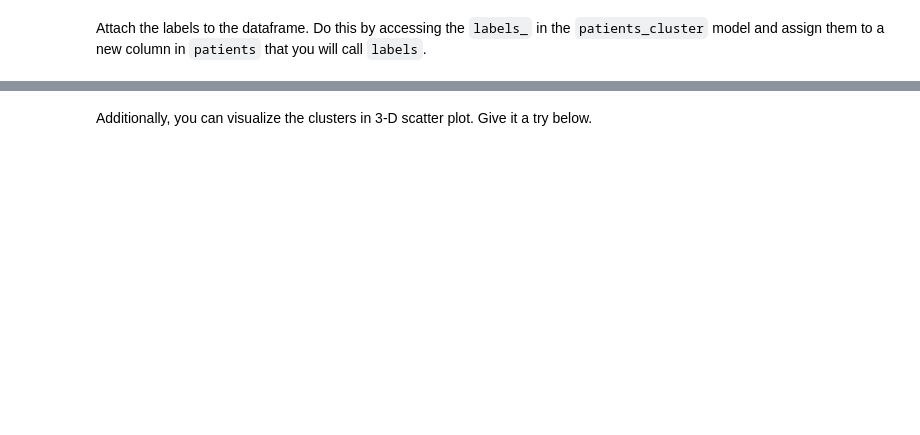
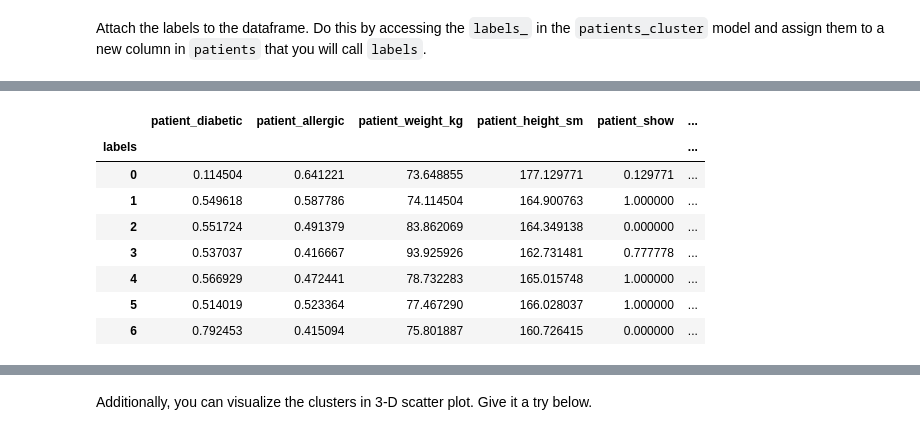
Before and after one commit to ta-data-lis/lab-unsupervised-learning-and-sklearn, a Jupyter notebook: your-code/[lab-unsupervised-learning-and-sklearn] Evelien Donkers.ipynb, the cells around one changed output, grey strips where cells are left out. Saved outputs shown, nothing was run; the diff lists cells and outputs as text; code cells hidden in the pictures; blank space fills up the shorter version.

```diff
--- a/your-code/[lab-unsupervised-learning-and-sklearn] Evelien Donkers.ipynb
+++ b/your-code/[lab-unsupervised-learning-and-sklearn] Evelien Donkers.ipynb
@@ -419,0 +433,12 @@ Additionally, add a comment to describe which columns have the largest differenc
+# %%
+patients.groupby('labels').mean()
+# %% [output]
+|  | patient_diabetic | patient_allergic | patient_weight_kg | patient_height_sm | patient_show | ... |
+| labels |  |  |  |  |  | ... |
+| 0 | 0.114504 | 0.641221 | 73.648855 | 177.129771 | 0.129771 | ... |
+| 1 | 0.549618 | 0.587786 | 74.114504 | 164.900763 | 1.000000 | ... |
+| 2 | 0.551724 | 0.491379 | 83.862069 | 164.349138 | 0.000000 | ... |
+| 3 | 0.537037 | 0.416667 | 93.925926 | 162.731481 | 0.777778 | ... |
+| 4 | 0.566929 | 0.472441 | 78.732283 | 165.015748 | 1.000000 | ... |
+| 5 | 0.514019 | 0.523364 | 77.467290 | 166.028037 | 1.000000 | ... |
+| 6 | 0.792453 | 0.415094 | 75.801887 | 160.726415 | 0.000000 | ... |
```
Also changed, not shown: parts of 17 cells of this notebook.
